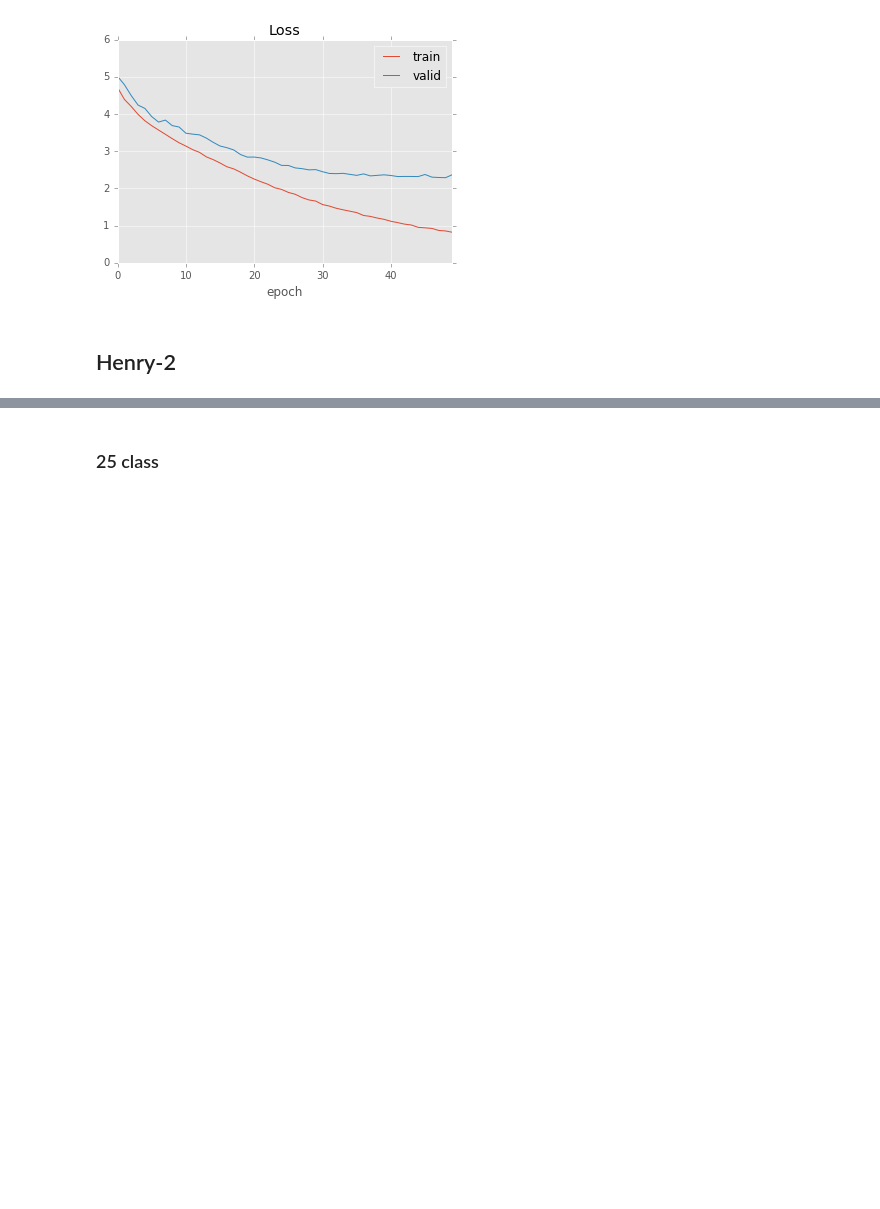
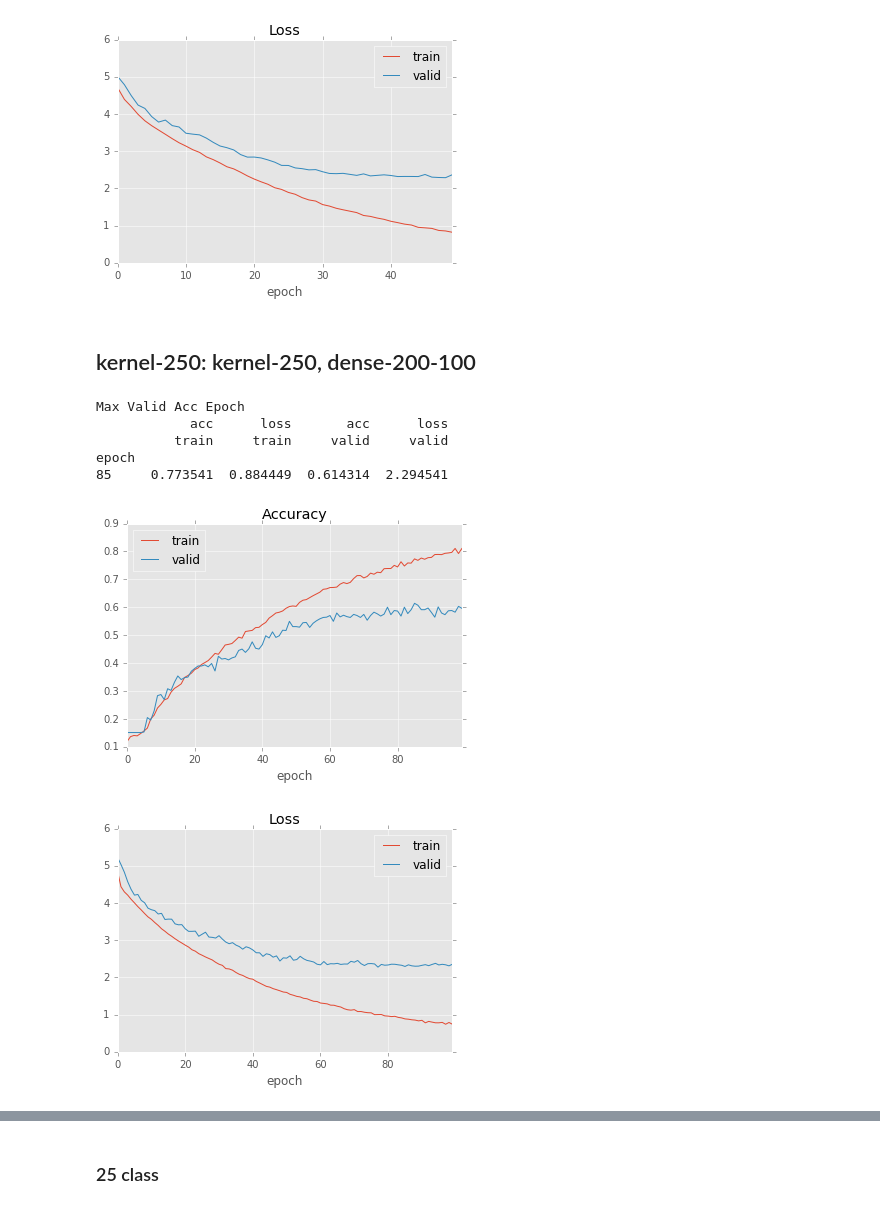
Before and after one commit to vickyliin/NLIL, a Jupyter notebook: train_law_classifier_cnn.ipynb, the cells around one changed output, grey strips where cells are left out. Saved outputs shown, nothing was run; the diff lists cells and outputs as text; code cells hidden in the pictures; blank space fills up the shorter version.

```diff
--- a/train_law_classifier_cnn.ipynb
+++ b/train_law_classifier_cnn.ipynb
@@ -327,5 +326,28 @@ epoch
 48     0.785809  0.856212  0.636183  2.288241
 [figure]
 [figure]
-# %% [markdown]
-## Henry-2
+# %% [markdown]
+## kernel-250: kernel-250, dense-200-100
+# %%
+kernel250 = model.CNN(maxlen=450, torel=relation,
+                      dense_layers=[200, 100], drop_dense=0.3,
+                      residue=True, drop_res=0.5, pad_position=['post', 'post'],
+                      filter=250, drop_emb=0.7, feature=n_svd)
+kernel250.featurize = lambda dataset: np.stack(dataset.feature.lsa)
+# %%
+# opt = optim.RMSprop(lr=1.2e-3)
+kernel250.compile(loss='categorical_crossentropy',
+                  optimizer='RMSprop',
+                  metrics=['acc'])
+kernel250.reset()
+hist_kernel250 = kernel250.fit(trainset, validset, epochs=100, batch_size=128)
+# %%
+record(hist_kernel250)
+# %% [output]
+Max Valid Acc Epoch
+            acc      loss       acc      loss
+          train     train     valid     valid
+epoch
+85     0.773541  0.884449  0.614314  2.294541
+[figure, added]
+[figure, added]
```
Also changed, not shown: parts of 35 cells of this notebook, 1 other file.
